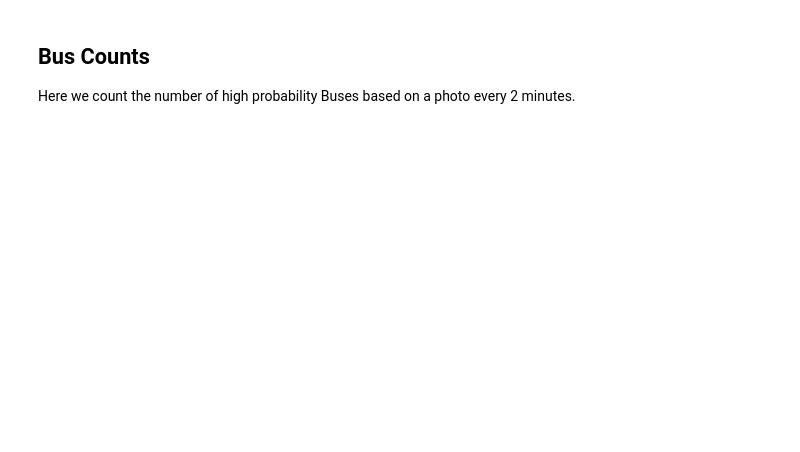
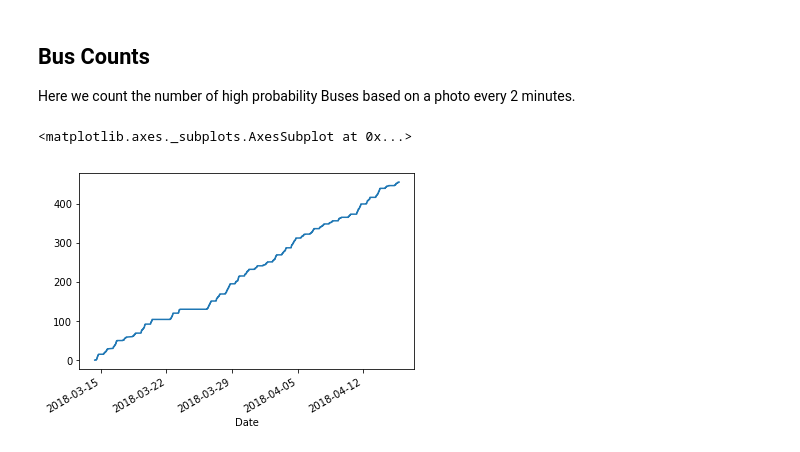
Before and after one commit to mmann1123/PiCameraClassifier, a Jupyter notebook: Plot_Classification_Timeseries.ipynb, the cells around one changed output. Cells and saved outputs as stored; diff of their text form; code cells hidden in the pictures; blank space fills up the shorter version.

```diff
--- a/Plot_Classification_Timeseries.ipynb
+++ b/Plot_Classification_Timeseries.ipynb
@@ -164,13 +188,16 @@ result.p_fedex_image.plot(kind='bar')
 ## Bus Counts
 Here we count the number of high probability Buses based on a photo every 2 minutes.
 # %%
-df.index  = df.Date
+df.index =  pd.to_datetime(df.Date, format="%Y-%m-%d %H:%M:%S")
 df.sort_index(inplace=True)
 bus = df.copy()
 bus = bus.assign(Count=pd.Series([0] * len(bus['Date'])).values)
 bus.loc[(bus.Prob > threshhold) & (bus.Class == 'bus') ,'Count' ] =1
 bus = bus.assign(CumSum=pd.Series(bus.Count.cumsum()  ).values)
 bus.CumSum.plot()
+# %% [output]
+<matplotlib.axes._subplots.AxesSubplot at 0x...>
+[figure, added]
 # %%
 bus = bus.assign(Day=pd.Series(bus.index.strftime('%A')).values)
 bus[['Day', 'Count']].groupby('Day').sum().plot(kind='bar', legend=None)
```
Also changed, not shown: parts of 8 cells of this notebook, 1 other file.
